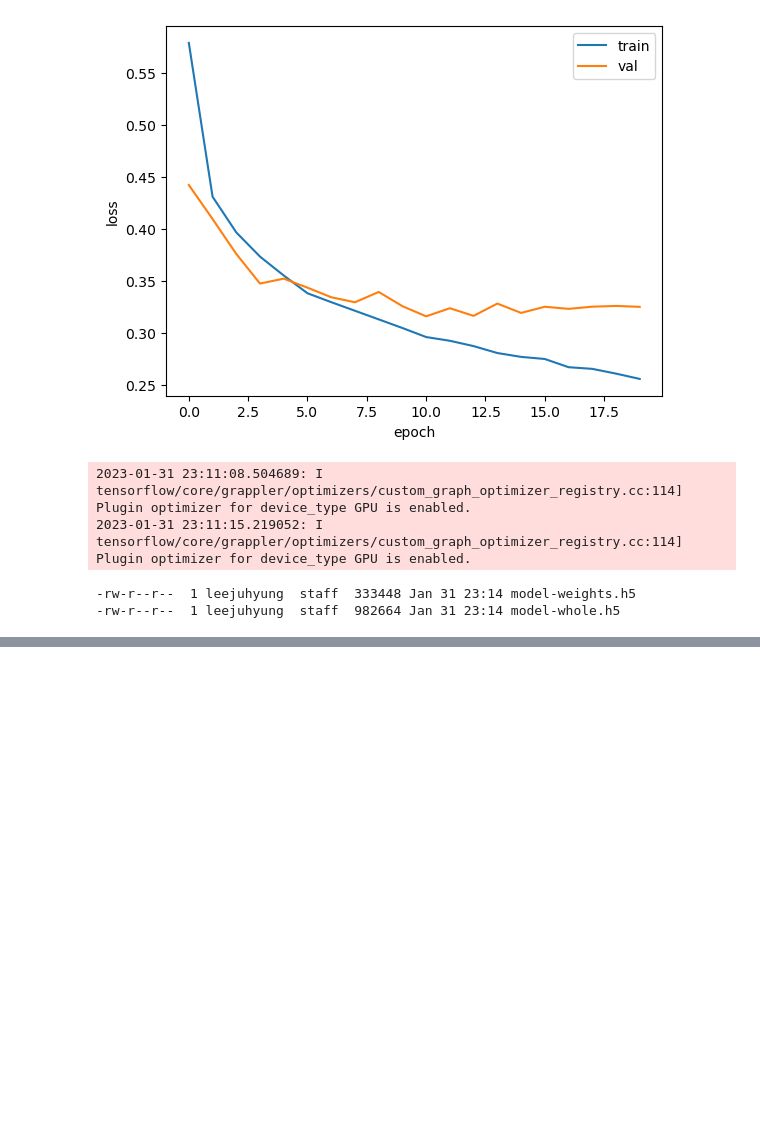
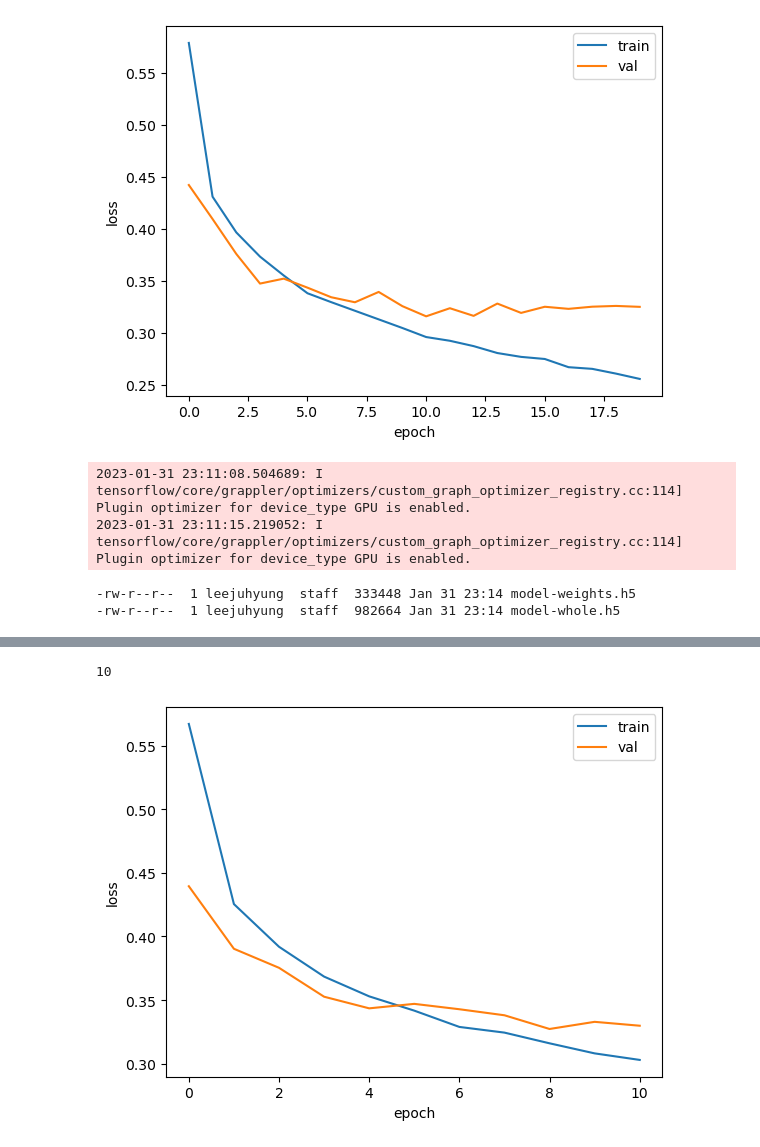
Before and after one commit to jh868/ML, a Jupyter notebook: 07-3.ipynb, the cells around one changed output, grey strips where cells are left out. Saved outputs shown, nothing was run; the diff lists cells and outputs as text; code cells hidden in the pictures; blank space fills up the shorter version.

```diff
--- a/07-3.ipynb
+++ b/07-3.ipynb
@@ -178,0 +189,3 @@ model.load_weights('model-weights.h5')
+# %%
+model = keras.models.load_model('model-whole.h5')
+model.evaluate(val_scaled, val_target)
@@ -178,0 +196,5 @@ model.load_weights('model-weights.h5')
+# %%
+model = model_fn(keras.layers.Dropout(0.3))
+model.compile(optimizer='adam', loss='sparse_categorical_crossentropy', metrics='accuracy')
+checkpoint_cb = keras.callbacks.ModelCheckpoint('best-model.h5', save_best_only=True)
+model.fit(train_scaled, train_target, epochs=20, verbose=0, validation_data=(val_scaled, val_target), callbacks=[checkpoint_cb])
@@ -178,0 +205,3 @@ model.load_weights('model-weights.h5')
+# %%
+model = keras.models.load_model('best-model.h5')
+model.evaluate(val_scaled, val_target)
@@ -178,0 +212,8 @@ model.load_weights('model-weights.h5')
+# %%
+model = model_fn(keras.layers.Dropout(0.3))
+model.compile(optimizer='adam', loss='sparse_categorical_crossentropy', metrics='accuracy')
+checkpoint_cb = keras.callbacks.ModelCheckpoint('best-model.h5', save_best_only=True)
+early_stopping_cb = keras.callbacks.EarlyStopping(patience=2, restore_best_weights=True)
+# patience는 결과가 맘에 들지 않아도 참을 횟수 즉,2번 연속 검증 점수가 향상 되지 않으면 중단
+# restore_best_weights 가장 낮은 검증 손실을 낸 모델 파라미터로 되돌림
+history = model.fit(train_scaled, train_target, epochs=20, verbose=0, validation_data=(val_scaled, val_target), callbacks=[checkpoint_cb, early_stopping_cb])
@@ -178,0 +223,14 @@ model.load_weights('model-weights.h5')
+# %%
+print(early_stopping_cb.stopped_epoch)
+# 에포크가 0부터 시작하므로 11번째에서 중지, patience가 2이므로 9번쨰가 최상의 모델일 것임
+# %% [output]
+10
+# %%
+plt.plot(history.history['loss'])
+plt.plot(history.history['val_loss'])
+plt.xlabel('epoch')
+plt.ylabel('loss')
+plt.legend(['train', 'val'])
+plt.show()
+# %% [output]
+[figure, added]
```
Also changed, not shown: parts of 6 cells of this notebook.
